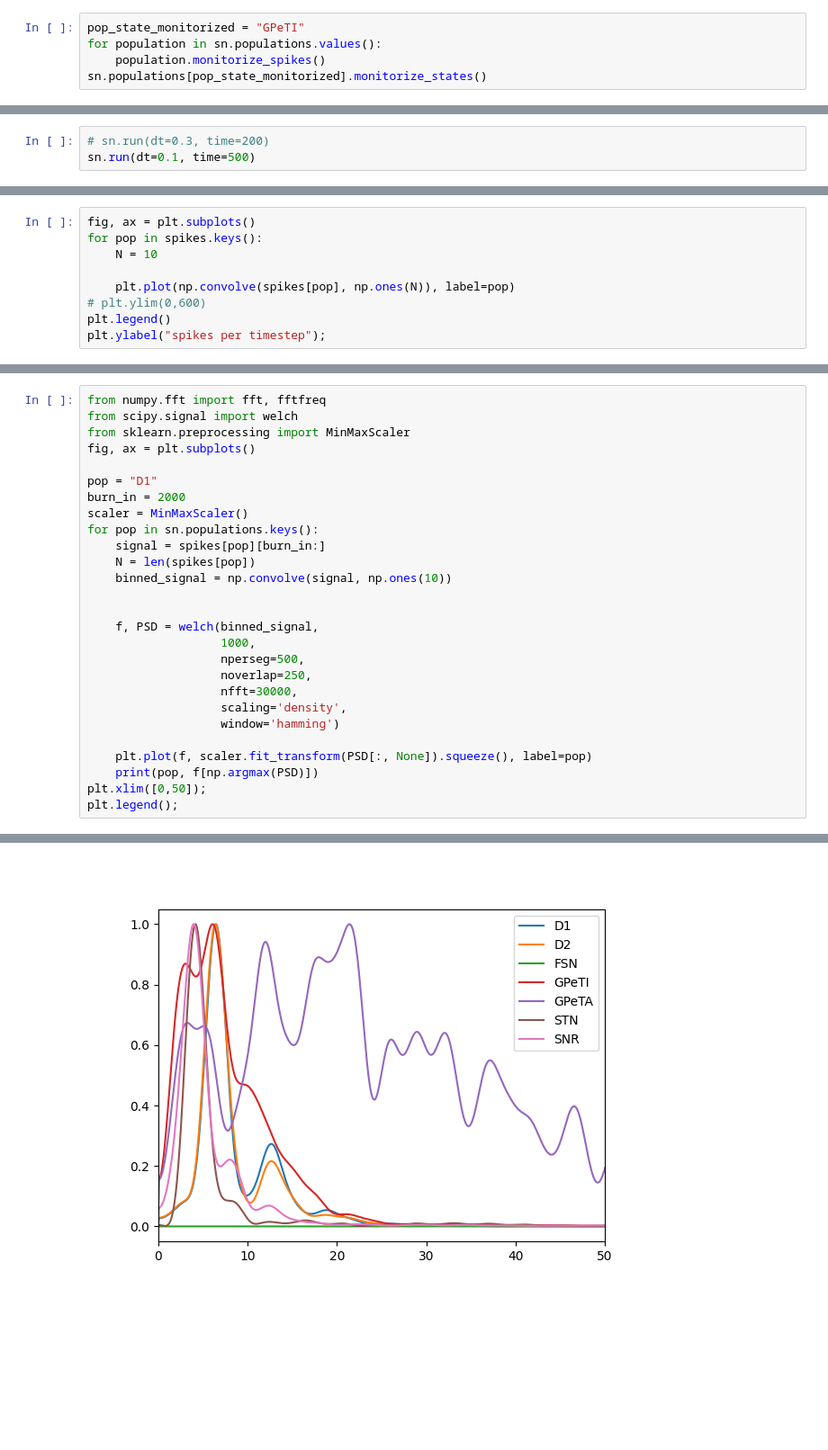
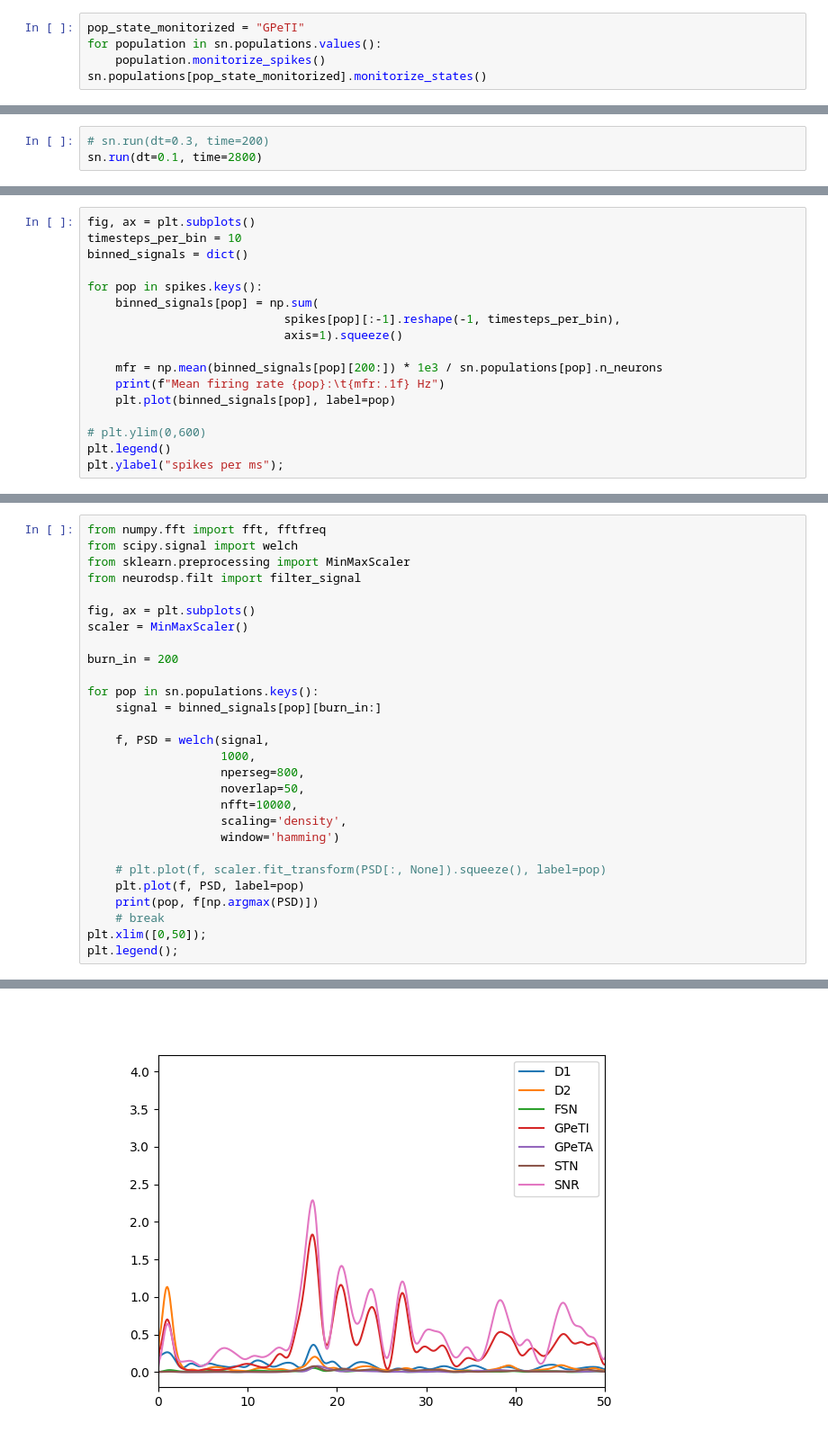
Before and after one commit to djanloo/quilt, a Jupyter notebook: basal_ganglia.ipynb, the cells around one changed output, grey strips where cells are left out. Shown: that part at 90% size. Cells and saved outputs as stored; diff of their text form; blank space fills up the shorter version.

```diff
--- a/basal_ganglia.ipynb
+++ b/basal_ganglia.ipynb
@@ -56,4 +64,4 @@ sn.populations["D2"].add_injector(500,  # pA
 # %%
 # sn.run(dt=0.3, time=200)
-sn.run(dt=0.1, time=500)
+sn.run(dt=0.1, time=2800)
 # %% [output]
@@ -73,11 +82,19 @@ for pop in sn.populations.keys():
 states = sn.populations[pop_state_monitorized].get_data()['states']
 # %%
 fig, ax = plt.subplots()
+timesteps_per_bin = 10
+binned_signals = dict()
+
 for pop in spikes.keys():
-    N = 10
+    binned_signals[pop] = np.sum(
+                            spikes[pop][:-1].reshape(-1, timesteps_per_bin),
+                            axis=1).squeeze()
 
-    plt.plot(np.convolve(spikes[pop], np.ones(N)), label=pop)
+    mfr = np.mean(binned_signals[pop][200:]) * 1e3 / sn.populations[pop].n_neurons
+    print(f"Mean firing rate {pop}:\t{mfr:.1f} Hz")
+    plt.plot(binned_signals[pop], label=pop)
+
 # plt.ylim(0,600)
 plt.legend()
-plt.ylabel("spikes per timestep");
+plt.ylabel("spikes per ms");
 # %% [output]
@@ -86,27 +110,28 @@ plt.ylabel("spikes per timestep");
 from numpy.fft import fft, fftfreq
 from scipy.signal import welch
 from sklearn.preprocessing import MinMaxScaler
+from neurodsp.filt import filter_signal
+
 fig, ax = plt.subplots()
+scaler = MinMaxScaler()
 
-pop = "D1"
-burn_in = 2000
-scaler = MinMaxScaler()
+burn_in = 200
+
 for pop in sn.populations.keys():
-    signal = spikes[pop][burn_in:]
-    N = len(spikes[pop])
-    binned_signal = np.convolve(signal, np.ones(10))
+    signal = binned_signals[pop][burn_in:]
 
-
-    f, PSD = welch(binned_signal,
+    f, PSD = welch(signal,
                    1000,
-                   nperseg=500,
-                   noverlap=250,
-                   nfft=30000,
+                   nperseg=800,
+                   noverlap=50,
+                   nfft=10000,
                    scaling='density',
                    window='hamming')
 
-    plt.plot(f, scaler.fit_transform(PSD[:, None]).squeeze(), label=pop)
+    # plt.plot(f, scaler.fit_transform(PSD[:, None]).squeeze(), label=pop)
+    plt.plot(f, PSD, label=pop)
     print(pop, f[np.argmax(PSD)])
+    # break
 plt.xlim([0,50]);
 plt.legend();
 # %% [output]
@@ -120 +145 @@ SNR 3.933333333333333
-[figure, old version]
+[figure, new version]
```
Also changed, not shown: parts of 8 cells of this notebook, 7 other files.
